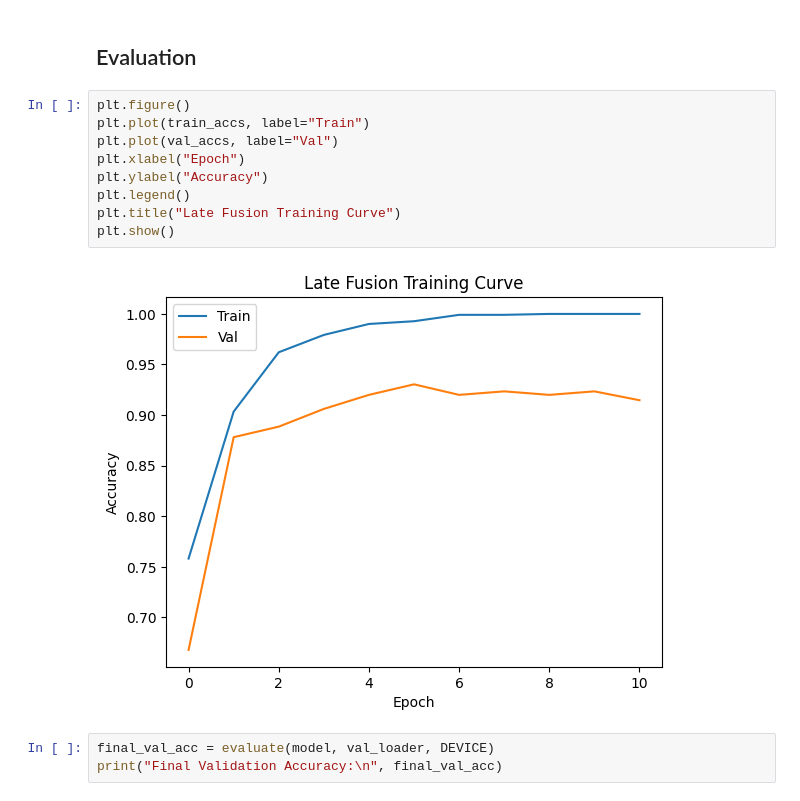
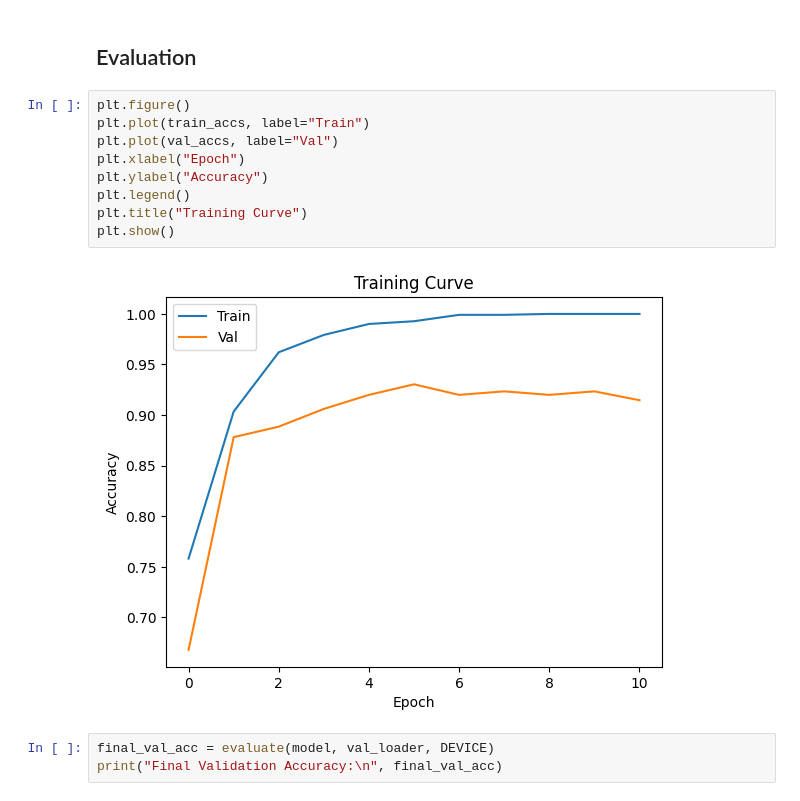
Before and after one commit to kmn01/DepthAware, a Jupyter notebook: sceneclassification/notebooks/late_fusion_deep.ipynb, the cells around one changed output. Cells and saved outputs as stored; diff of their text form.

```diff
--- a/sceneclassification/notebooks/late_fusion_deep.ipynb
+++ b/sceneclassification/notebooks/late_fusion_deep.ipynb
@@ -142,14 +139,14 @@ No improvement in validation accuracy for 5 epochs. Stopping early.
 # %%
 plt.figure()
 plt.plot(train_accs, label="Train")
 plt.plot(val_accs, label="Val")
 plt.xlabel("Epoch")
 plt.ylabel("Accuracy")
 plt.legend()
-plt.title("Late Fusion Training Curve")
+plt.title("Training Curve")
 plt.show()
 # %% [output]
-[figure, old version]
+[figure, new version]
 # %%
 final_val_acc = evaluate(model, val_loader, DEVICE)
 print("Final Validation Accuracy:\n", final_val_acc)
```
Also changed, not shown: parts of 1 cell of this notebook, 3 other files.
